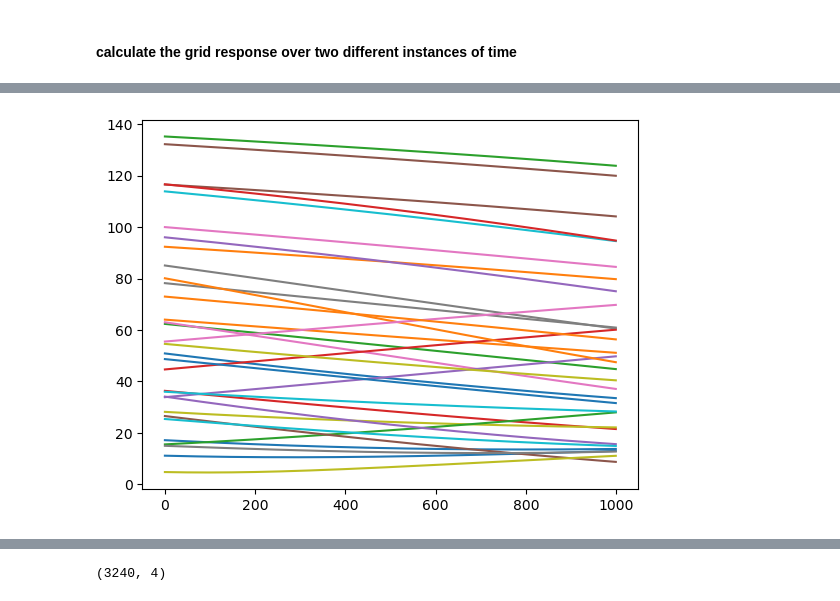
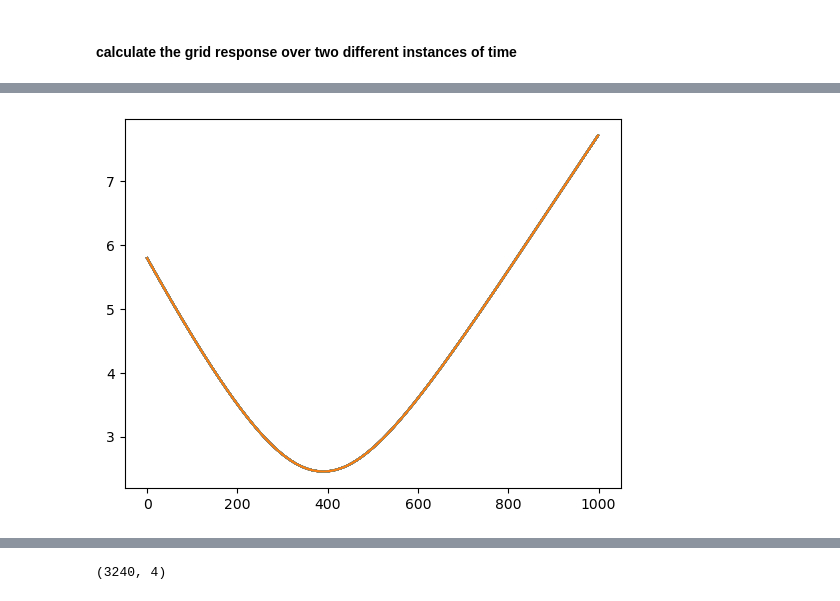
Before and after one commit to hqiu-nju/scepter, a Jupyter notebook: notebooks/fringe_simulation.ipynb, the cells around one changed output, grey strips where cells are left out. Saved outputs shown, nothing was run; the diff lists cells and outputs as text; code cells hidden in the pictures.

```diff
--- a/notebooks/fringe_simulation.ipynb
+++ b/notebooks/fringe_simulation.ipynb
@@ -534,9 +540,9 @@ print(np.argmin(ang_sep[0,0,:,0,:,0],axis=1))
 # %%
 for i in range(ang_sep.shape[5]):
-    plt.plot(ang_sep[0,0,53,0,:,i])
+    plt.plot(ang_sep[0,0,1500,0,:,0])
 plt.show()
 # %% [output]
-[figure, old version]
+[figure, new version]
 # %%
 g_rx=antenna.ras_pattern(ang_sep,rx.d_rx,const.c/300e6*u.s,rx.eta_a_rx) ###.to(cnv.dimless) ## get linear
 # %%
```
Also changed, not shown: parts of 17 cells of this notebook, 2 other files.
